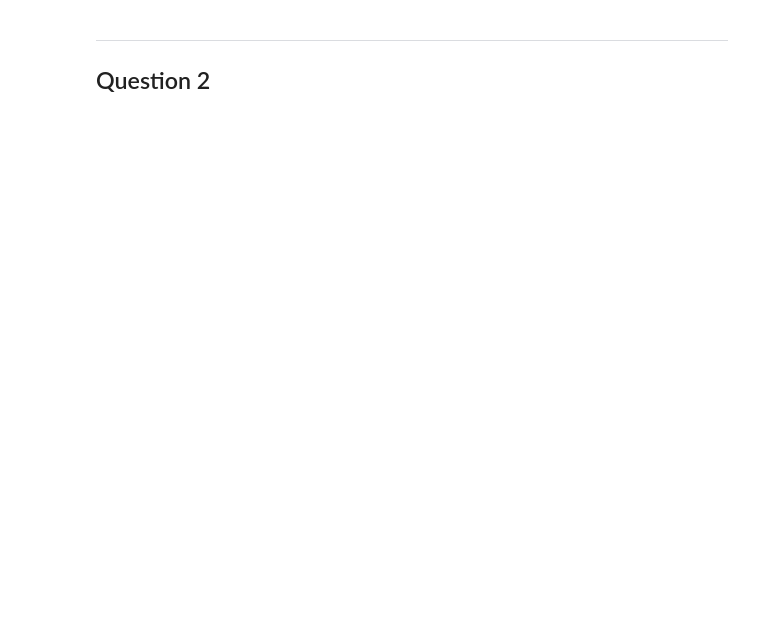
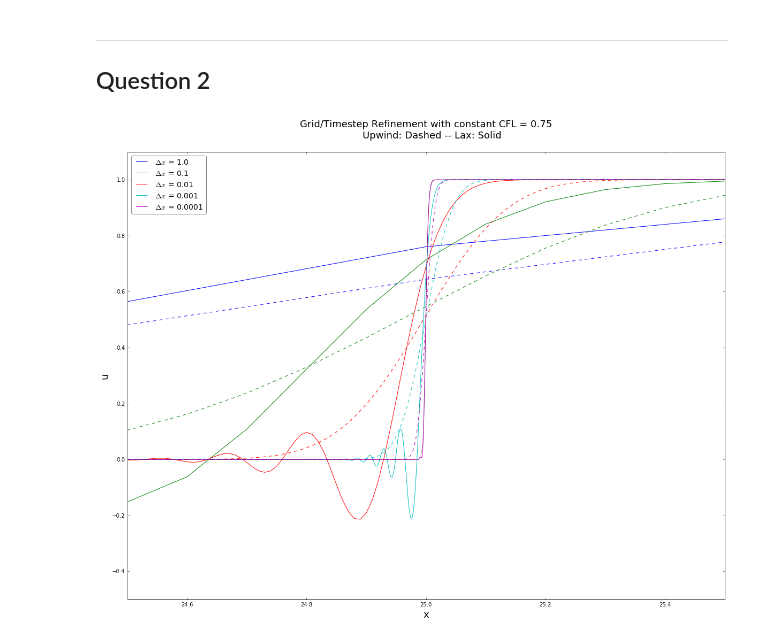
Before and after one commit to selimb/schoolstuff, a Jupyter notebook: mech539/ass1/LinearAdvection.ipynb, the cells around one changed output. Drawn from its saved outputs; the diff is of its cells as text; code cells hidden in the pictures; blank space fills up the shorter version.

```diff
--- a/mech539/ass1/LinearAdvection.ipynb
+++ b/mech539/ass1/LinearAdvection.ipynb
@@ -47,3 +56,5 @@ LA.calcs_q2()
 # %%
-LA.q2_1()
+linear_advection.q2_1()
+# %% [output]
+[figure, added]
 # %%
```
Also changed, not shown: parts of 13 cells of this notebook, 1 other file.
